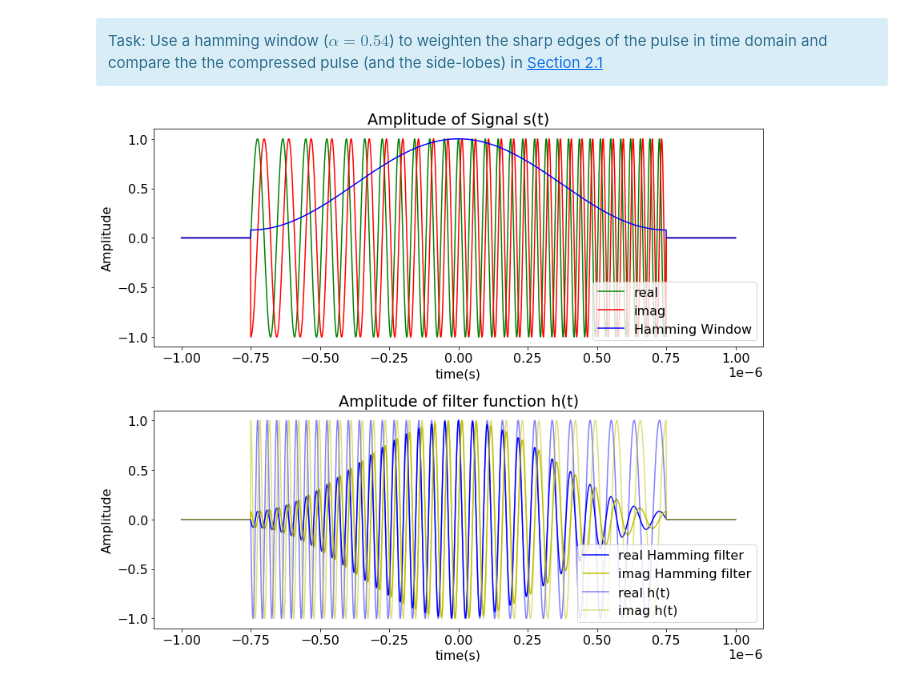
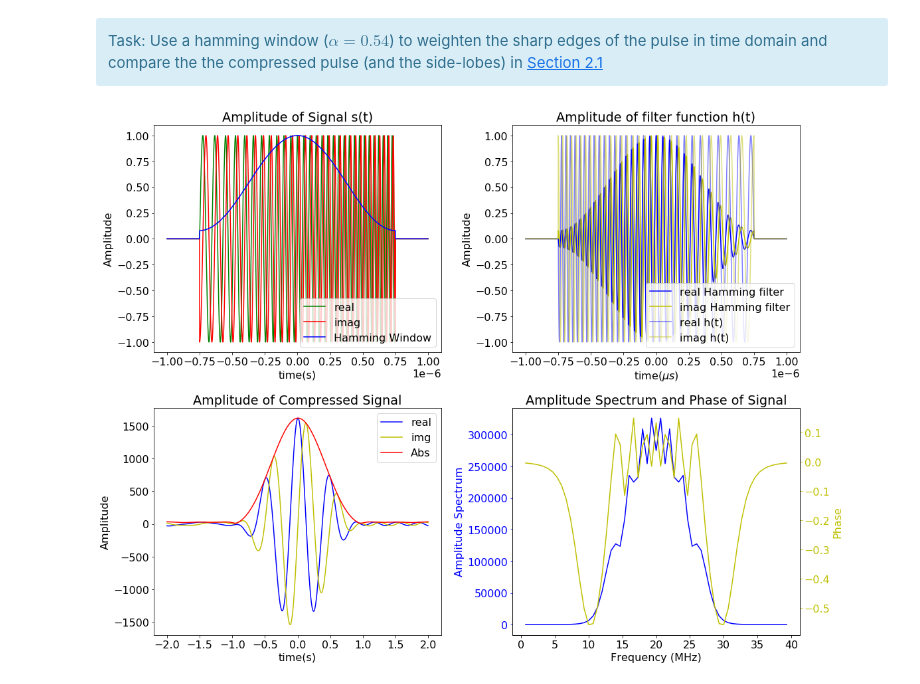
Before and after one commit to AzimuthLI/SAR_Introduction, a Jupyter notebook: Exercise_1-1D_Data.ipynb, the cells around one changed output. Saved outputs shown, nothing was run; the diff lists cells and outputs as text; code cells hidden in the pictures.

```diff
--- a/Exercise_1-1D_Data.ipynb
+++ b/Exercise_1-1D_Data.ipynb
@@ -67,11 +80,7 @@ beta = bw / tau
 # %%
 signal = chirped_pulse(t, omega, beta, tau)
 signal_f = fft(signal[np.where(signal!=0)])
-freqs = fftfreq(signal_f.size, d = dt)
+freq_s = fftfreq(signal_f.size, d = dt)
 
-f0 = 0
-f1 = 40e6
-f0_phi = -20e6
-
-f = np.where((freqs>f0)&(freqs<f1))
-f_phi = np.where((freqs>f0_phi)&(freqs<f1))
+f_signal = np.where((freq_s>f0)&(freq_s<f1))
+f_phi_signal = np.where((freq_s>f0_phi)&(freq_s<f1))
@@ -272,42 +274,61 @@ hh = m_filter.flatten() * hw
 # %%
-fig = plt.figure()
+fig = plt.figure(figsize=(16, 12))
 
 # Plot signal in time domain
-ax1 = fig.add_subplot(211)
+ax1 = fig.add_subplot(221)
 ax1.plot(t, np.real(signal), 'g', label='real')
 ax1.plot(t, np.imag(signal), 'r', label='imag')
 ax1.plot(t, hw, 'b', label='Hamming Window')
 ax1.legend(loc='lower right')
 ax1.set_title('Amplitude of Signal s(t)')
 ax1.set_xlabel('time(s)')
 ax1.set_ylabel('Amplitude')
 ax1.ticklabel_format(axis='x', style='sci', scilimits=(-3,4))
 
 # Plot signal in frequency domain
-ax2 = fig.add_subplot(212)
+ax2 = fig.add_subplot(222)
 # ax2 = ax1.twinx()
 ax2.plot(t, np.real(hh), 'b', label='real Hamming filter')
 ax2.plot(t, np.imag(hh), 'y', label='imag Hamming filter')
 ax2.plot(t, np.real(m_filter), 'b', label='real h(t)', alpha=.5)
 ax2.plot(t, np.imag(m_filter), 'y', label='imag h(t)', alpha=.5)
 ax2.legend(loc='lower right')
 ax2.set_title('Amplitude of filter function h(t)')
-ax2.set_xlabel('time(s)')
+ax2.set_xlabel('time($\mu s$)')
 ax2.set_ylabel('Amplitude')
 ax2.ticklabel_format(axis='x', style='sci', scilimits=(-3,4))
-# ax2.set_title('Amplitude Spectrum and Phase of Signal s(t)')
-# ax2.set_xlabel('Frequency (Hz)')
-# ax2.set_ylabel('Amplitude Spectrum', color='b')
-# ax2.tick_params('y', colors='b')
 
-# ax3 = ax2.twinx()
-# ax3.plot(freq[f], np.angle(hammed)[f], 'y', label='imag')
-# ax3.set_ylabel('Phase', color='y')
-# ax3.tick_params('y', colors='y')
-# # ax3.set_ylim(0, 60)
-# ax2.ticklabel_format(axis='x', style='sci', scilimits=(-3,4))
+
+t_interval = [-0.2e-6, 0.2e-6]
+st = np.where(t_interval[0] < t)[0].min()
+sp = np.where(t_interval[1] < t)[0].min()
+
+ax3 = fig.add_subplot(223)
+ax3.plot(t[st:sp]/1e-7, np.real(hammed)[st:sp], 'b', label='real')
+ax3.plot(t[st:sp]/1e-7, np.imag(hammed)[st:sp], 'y', label='img')
+ax3.plot(t[st:sp]/1e-7, np.abs(hammed)[st:sp], 'r', label='Abs')
+# ax.ylim([-2000, 4000])
+ax3.set_xlabel('time(s)')
+ax3.set_ylabel('Amplitude')
+ax3.legend()
+ax3.set_title('Amplitude of Compressed Signal')
+
+# Plot signal in frequency domain
+ax4 = fig.add_subplot(224)
+# ax2 = ax1.twinx()
+ax4.plot(freq_s[f_signal]/1e6, np.abs(hammed_f)[f_signal], 'b')
+ax4.set_title('Amplitude Spectrum and Phase of Signal')
+ax4.set_xlabel('Frequency (MHz)')
+ax4.set_ylabel('Amplitude Spectrum', color='b')
+ax4.tick_params('y', colors='b')
+
+ax44 = ax4.twinx()
+ax44.plot(freq_s[f_signal]/1e6, np.unwrap(np.angle(hammed_f))[f_signal], 'y', label='imag')
+ax44.set_ylabel('Phase', color='y')
+ax44.tick_params('y', colors='y')
+
 
 # Layout
 plt.tight_layout()
 # %% [output]
-[figure, old version]
+[figure, new version]
```
Also changed, not shown: parts of 20 cells of this notebook, 2 other files.
